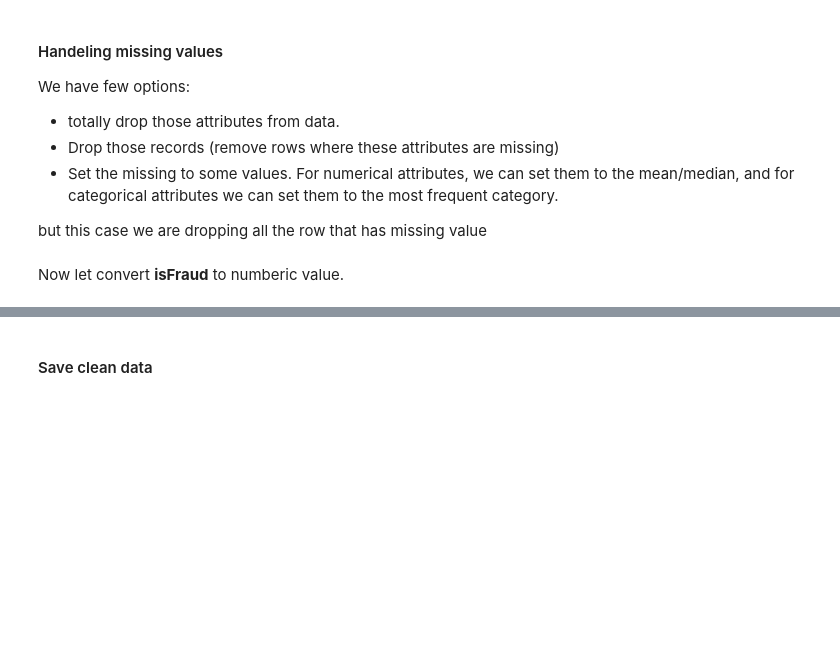
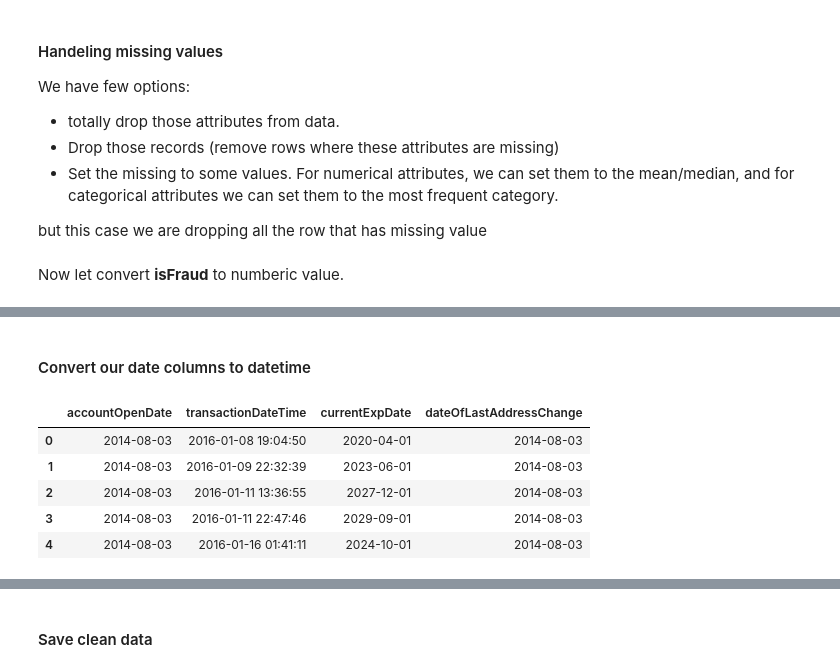
Before and after one commit to msarker000/ml-group-project, a Jupyter notebook: notebooks/Preprocessing.ipynb, the cells around one changed output, grey strips where cells are left out. Cells and saved outputs as stored; diff of their text form; code cells hidden in the pictures; blank space fills up the shorter version.

```diff
--- a/notebooks/Preprocessing.ipynb
+++ b/notebooks/Preprocessing.ipynb
@@ -91,0 +88,21 @@ df.head()
+# %% [markdown]
+
+#### Convert our date columns to datetime
+# %%
+## temporally remove date column
+date_columns=['accountOpenDate', 'transactionDateTime', 'currentExpDate' , 'dateOfLastAddressChange']
+df_date_columns = df_clean[date_columns]
+
+## convert this columns to datetime
+df_date_columns['accountOpenDate'] = pd.to_datetime(df_date_columns['accountOpenDate'], format = "%Y-%m-%d")
+df_date_columns['transactionDateTime'] = pd.to_datetime(df_date_columns['transactionDateTime'], format = "%Y-%m-%dT%H:%M:%S")
+df_date_columns['currentExpDate'] = pd.to_datetime(df_date_columns['currentExpDate'], format = "%m/%Y")
+df_date_columns['dateOfLastAddressChange'] = pd.to_datetime(df_date_columns['dateOfLastAddressChange'], format = "%Y-%m-%d")
+df_date_columns.head()
+# %% [output]
+|  | accountOpenDate | transactionDateTime | currentExpDate | dateOfLastAddressChange |
+| 0 | 2014-08-03 | 2016-01-08 19:04:50 | 2020-04-01 | 2014-08-03 |
+| 1 | 2014-08-03 | 2016-01-09 22:32:39 | 2023-06-01 | 2014-08-03 |
+| 2 | 2014-08-03 | 2016-01-11 13:36:55 | 2027-12-01 | 2014-08-03 |
+| 3 | 2014-08-03 | 2016-01-11 22:47:46 | 2029-09-01 | 2014-08-03 |
+| 4 | 2014-08-03 | 2016-01-16 01:41:11 | 2024-10-01 | 2014-08-03 |
```
Also changed, not shown: parts of 16 cells of this notebook.
